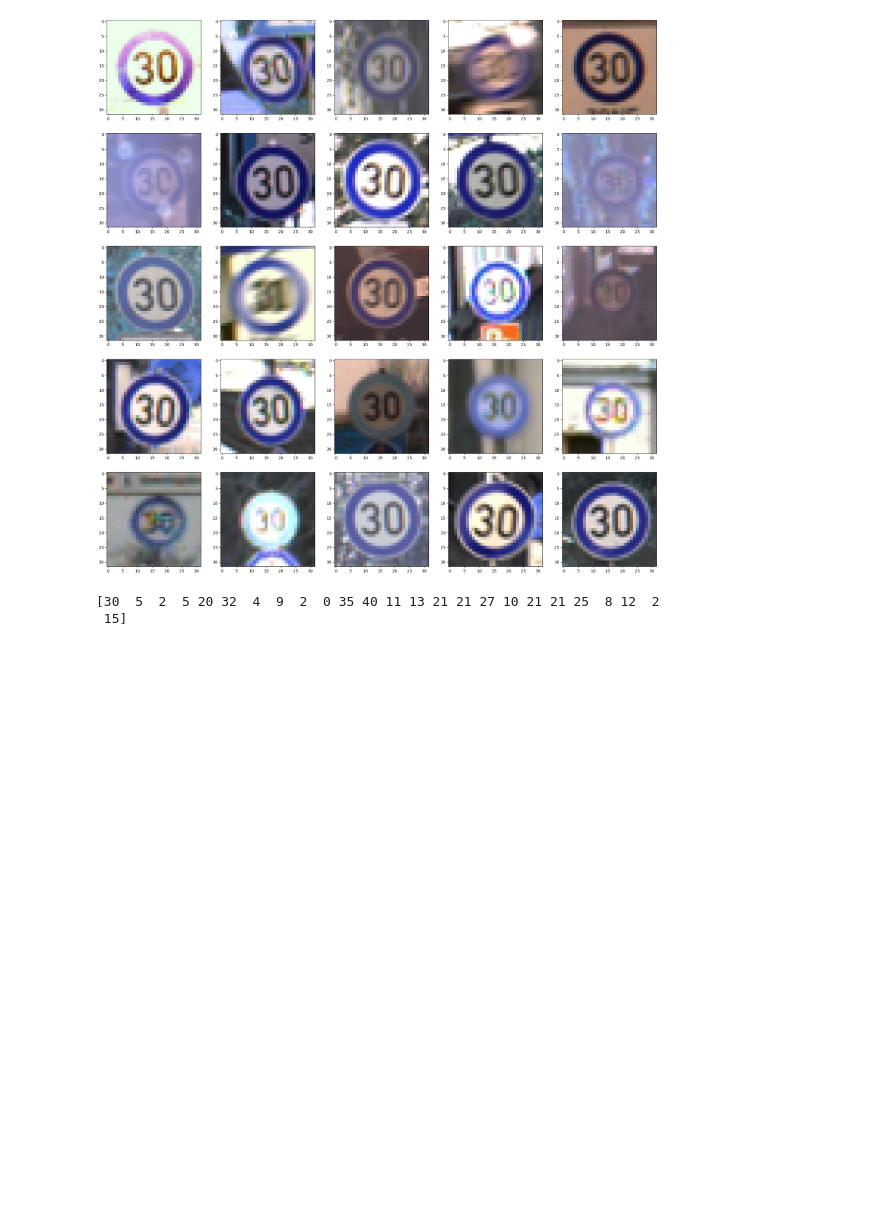
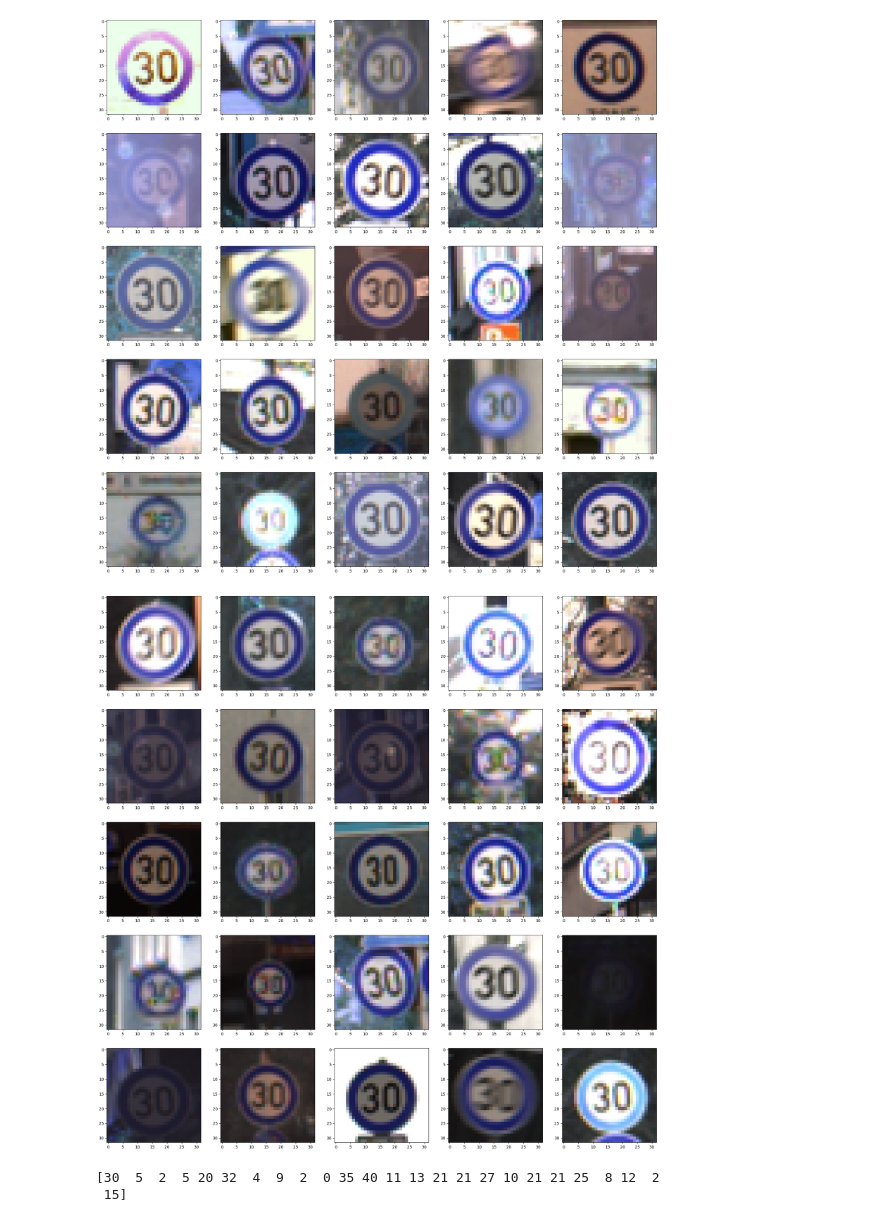
Before and after one commit to erinp0/DST-NN-Project, a Jupyter notebook: Emelia Osborne/Why_npy_array_isnt_working.ipynb, the cells around one changed output. Drawn from its saved outputs; the diff is of its cells as text; code cells hidden in the pictures; blank space fills up the shorter version.

```diff
--- a/Emelia Osborne/Why_npy_array_isnt_working.ipynb
+++ b/Emelia Osborne/Why_npy_array_isnt_working.ipynb
@@ -22,6 +22,9 @@ from keras.layers import Dense
 # %%
 training_data = np.load('array_pixels_training.npy')
 training_label = np.load('array_pixels_label.npy')
+# %%
+orig_data = np.load('unedited_train_data.npy')
+orig_label = np.load('unedited_train_labels.npy')
 # %%
 model = Sequential()
 model.add(Conv2D(32, kernel_size=(3, 3), activation='relu', input_shape=(32, 32, 3)))
@@ -54,6 +69,14 @@ for i in range(1,26):
     plt.imshow(training_data[i-1])
 # %% [output]
 [figure]
+# %%
+plt.figure(figsize=(25,25))
+
+for i in range(1,26):
+    plt.subplot(5,5,i)
+    plt.imshow(orig_data[i-1])
+# %% [output]
+[figure, added]
 # %%
 print(training_label[:25])
 # %% [output]
```
Also changed, not shown: parts of 15 cells of this notebook, 2 other files.
